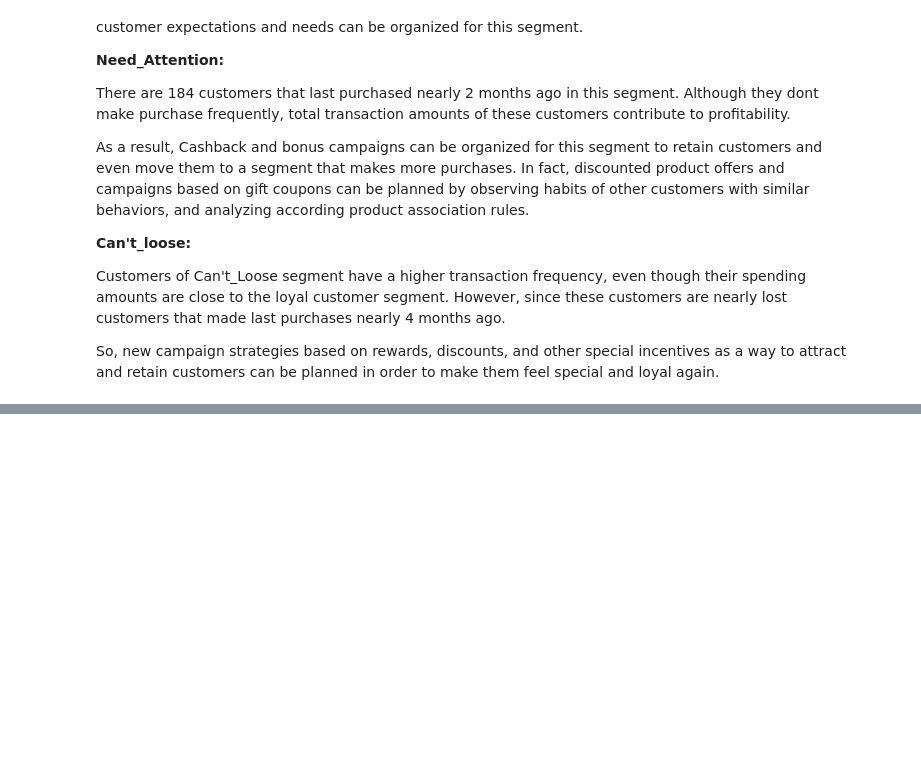
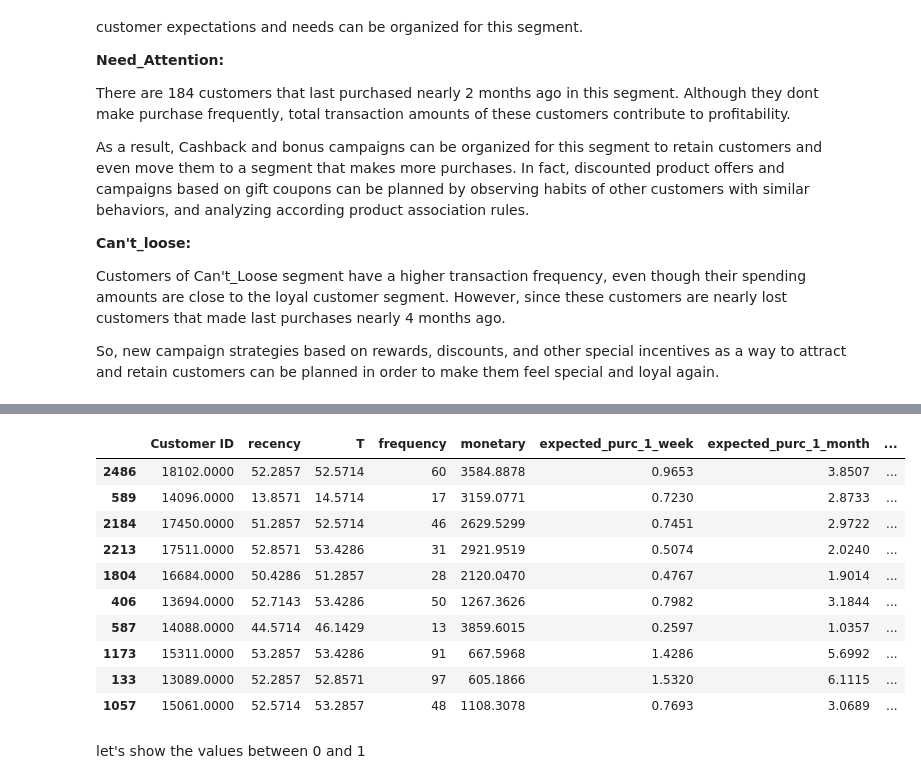
Before and after one commit to sushily1997/Project_1, a Jupyter notebook: Capstone_Project_1_Propensity_Model.ipynb, the cells around one changed output, grey strips where cells are left out. Saved outputs shown, nothing was run; the diff lists cells and outputs as text; code cells hidden in the pictures; blank space fills up the shorter version.

```diff
--- a/Capstone_Project_1_Propensity_Model.ipynb
+++ b/Capstone_Project_1_Propensity_Model.ipynb
@@ -914,0 +1008,19 @@ So, new campaign strategies based on rewards, discounts, and other special incen
+# %%
+bgf = BetaGeoFitter(penalizer_coef=0.001)
+bgf.fit(cltv_df['frequency'],
+        cltv_df['recency'],
+        cltv_df['T'])
+
+
+# "expected_purc_1_week"
+cltv_df["expected_purc_1_week"] = bgf.predict(1,
+                                              cltv_df['frequency'],
+                                              cltv_df['recency'],
+                                              cltv_df['T'])
+
+
+# "expected_purc_1_month"
+cltv_df["expected_purc_1_month"] = bgf.predict(4,
+                                               cltv_df['frequency'],
+                                               cltv_df['recency'],
+                                               cltv_df['T'])
@@ -914,0 +1029,7 @@ So, new campaign strategies based on rewards, discounts, and other special incen
+# %%
+ggf = GammaGammaFitter(penalizer_coef=0.01)
+ggf.fit(cltv_df['frequency'], cltv_df['monetary'])
+
+# "expected_average_profit"
+cltv_df["expected_average_profit"] = ggf.conditional_expected_average_profit(cltv_df['frequency'],
+                                                                             cltv_df['monetary'])
@@ -914,0 +1045,10 @@ So, new campaign strategies based on rewards, discounts, and other special incen
+# %%
+cltv = ggf.customer_lifetime_value(bgf,
+                                   cltv_df['frequency'],
+                                   cltv_df['recency'],
+                                   cltv_df['T'],
+                                   cltv_df['monetary'],
+                                   time=6,  # 6 months.
+                                   freq="W",  # T's frequency information.
+                                   discount_rate=0.01)
+cltv.head()
@@ -914,0 +1063,3 @@ So, new campaign strategies based on rewards, discounts, and other special incen
+# %%
+cltv = cltv.reset_index()
+cltv.sort_values(by="clv", ascending=False).head()
@@ -914,0 +1073,17 @@ So, new campaign strategies based on rewards, discounts, and other special incen
+# %%
+cltv_final = cltv_df.merge(cltv, on="Customer ID", how="left")
+cltv_final.sort_values(by="clv", ascending=False).head(10)
+# %% [output]
+|  | Customer ID | recency | T | frequency | monetary | expected_purc_1_week | expected_purc_1_month | ... |
+| 2486 | 18102.0000 | 52.2857 | 52.5714 | 60 | 3584.8878 | 0.9653 | 3.8507 | ... |
+| 589 | 14096.0000 | 13.8571 | 14.5714 | 17 | 3159.0771 | 0.7230 | 2.8733 | ... |
+| 2184 | 17450.0000 | 51.2857 | 52.5714 | 46 | 2629.5299 | 0.7451 | 2.9722 | ... |
+| 2213 | 17511.0000 | 52.8571 | 53.4286 | 31 | 2921.9519 | 0.5074 | 2.0240 | ... |
+| 1804 | 16684.0000 | 50.4286 | 51.2857 | 28 | 2120.0470 | 0.4767 | 1.9014 | ... |
+| 406 | 13694.0000 | 52.7143 | 53.4286 | 50 | 1267.3626 | 0.7982 | 3.1844 | ... |
+| 587 | 14088.0000 | 44.5714 | 46.1429 | 13 | 3859.6015 | 0.2597 | 1.0357 | ... |
+| 1173 | 15311.0000 | 53.2857 | 53.4286 | 91 | 667.5968 | 1.4286 | 5.6992 | ... |
+| 133 | 13089.0000 | 52.2857 | 52.8571 | 97 | 605.1866 | 1.5320 | 6.1115 | ... |
+| 1057 | 15061.0000 | 52.5714 | 53.2857 | 48 | 1108.3078 | 0.7693 | 3.0689 | ... |
+# %% [markdown]
+let's show the values between 0 and 1
```
Also changed, not shown: parts of 35 cells of this notebook.
